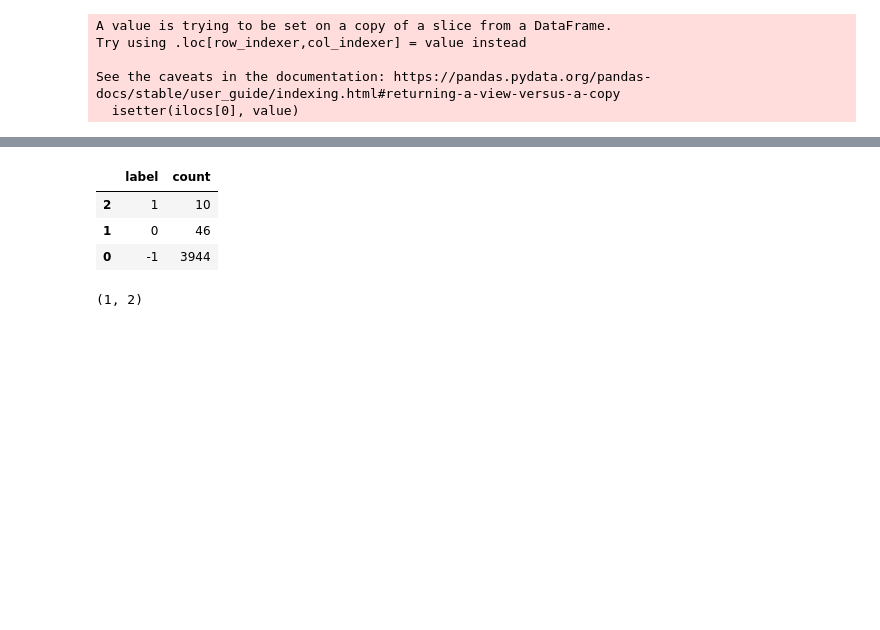
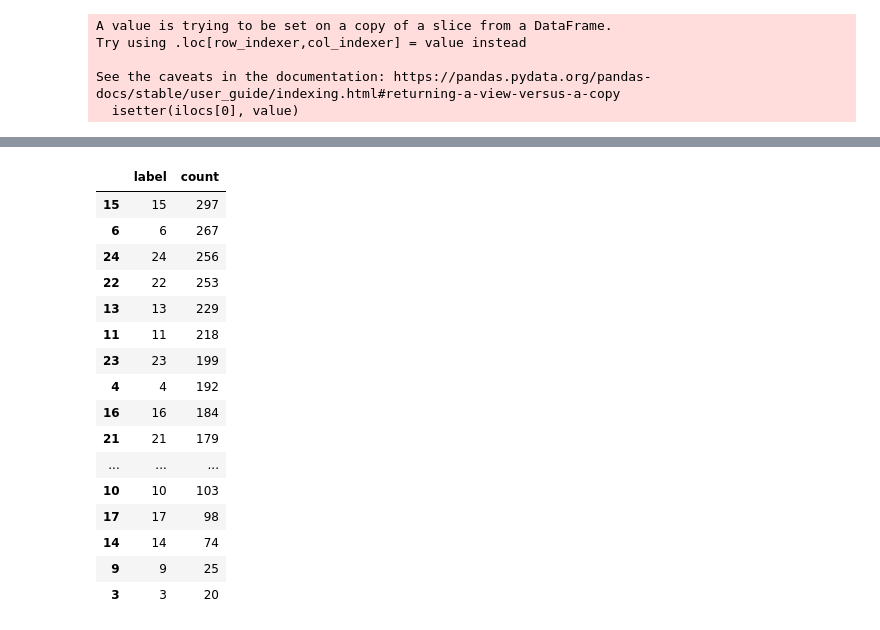
Before and after one commit to tmshv/transport-clustering, a Jupyter notebook: transport_clustering.ipynb, the cells around one changed output, grey strips where cells are left out. Saved outputs shown, nothing was run; the diff lists cells and outputs as text; code cells hidden in the pictures; blank space fills up the shorter version.

```diff
--- a/transport_clustering.ipynb
+++ b/transport_clustering.ipynb
@@ -132,9 +117,9 @@ AA = sklearn.metrics.pairwise.euclidean_distances(x, x)
 db = DBSCAN(metric="precomputed").fit(AA)
 # %%
 dbscan = DBSCAN(
-    min_samples=10,
-    eps=9,
+    min_samples=3,
+    eps=2,
 )
-dbscan.fit(x)
+dbscan.fit(data)
 np.unique(dbscan.labels_)
 # %% [output]
@@ -152,3 +132,10 @@ Try using .loc[row_indexer,col_indexer] = value instead
 
 See the caveats in the documentation: https://pandas.pydata.org/pandas-docs/stable/user_guide/indexing.html#returning-a-view-versus-a-copy
   isetter(ilocs[0], value)
+# %%
+for n_clusters in np.arange(2,  25, step=1):
+    model = KMeans(n_clusters=n_clusters, random_state=42)
+    model.fit(data)
+    score = calinski_harabasz_score(data, model.labels_)
+    std = calc_clusters_size_std(model.labels_)
+    print(f'n={n_clusters} calinski_harabasz={score} std={std} i={model.inertia_}')
@@ -154,0 +160,17 @@ See the caveats in the documentation: https://pandas.pydata.org/pandas-docs/stab
+# %%
+# Using the elbow method to find  the optimal number of clusters
+# from sklearn.cluster import KMeans
+from scipy.spatial.distance import cdist
+
+wcss = []
+for i in range(2, 100, 5):
+    kmeans = KMeans(n_clusters=i, init='k-means++', max_iter=300, n_init=10, random_state=42)
+    kmeans.fit(data)
+    wcss.append(kmeans.inertia_)
+    # wcss.append(sum(np.min(cdist(data, kmeans.cluster_centers_, 'euclidean'), axis=1)) / data.shape[0])
+plt.plot(range(2, 100, 5), wcss)
+# plt.plot(K, inertias, 'bx-')
+plt.title('The Elbow Method')
+plt.xlabel('Number of clusters')
+plt.ylabel('WCSS')
+plt.show()
@@ -155,4 +179,4 @@ See the caveats in the documentation: https://pandas.pydata.org/pandas-docs/stab
 # %%
-kmeans = KMeans(n_clusters=30, random_state=42)
-kmeans.fit(x)
+kmeans = KMeans(n_clusters=25, init='k-means++', max_iter=300, n_init=10, random_state=42)
+kmeans.fit(data)
 # %% [output]
@@ -202,15 +232,24 @@ def show_cluster(df, max_images=10):
 # %%
 clusters = df.groupby(['label']).size().to_frame(name='count').reset_index()
-clusters.sort_values('count')
+clusters.sort_values('count', ascending=False)
 # %% [output]
 |  | label | count |
-| 2 | 1 | 10 |
-| 1 | 0 | 46 |
-| 0 | -1 | 3944 |
+| 15 | 15 | 297 |
+| 6 | 6 | 267 |
+| 24 | 24 | 256 |
+| 22 | 22 | 253 |
+| 13 | 13 | 229 |
+| 11 | 11 | 218 |
+| 23 | 23 | 199 |
+| 4 | 4 | 192 |
+| 16 | 16 | 184 |
+| 21 | 21 | 179 |
+| ... | ... | ... |
+| 10 | 10 | 103 |
+| 17 | 17 | 98 |
+| 14 | 14 | 74 |
+| 9 | 9 | 25 |
+| 3 | 3 | 20 |
-# %%
-clusters[clusters['count'] == 1].shape
-# %% [output]
-(1, 2)
 # %%
 clusters.plot.bar(x='label', y='count')
 # %% [output]
```
Also changed, not shown: parts of 29 cells of this notebook.
